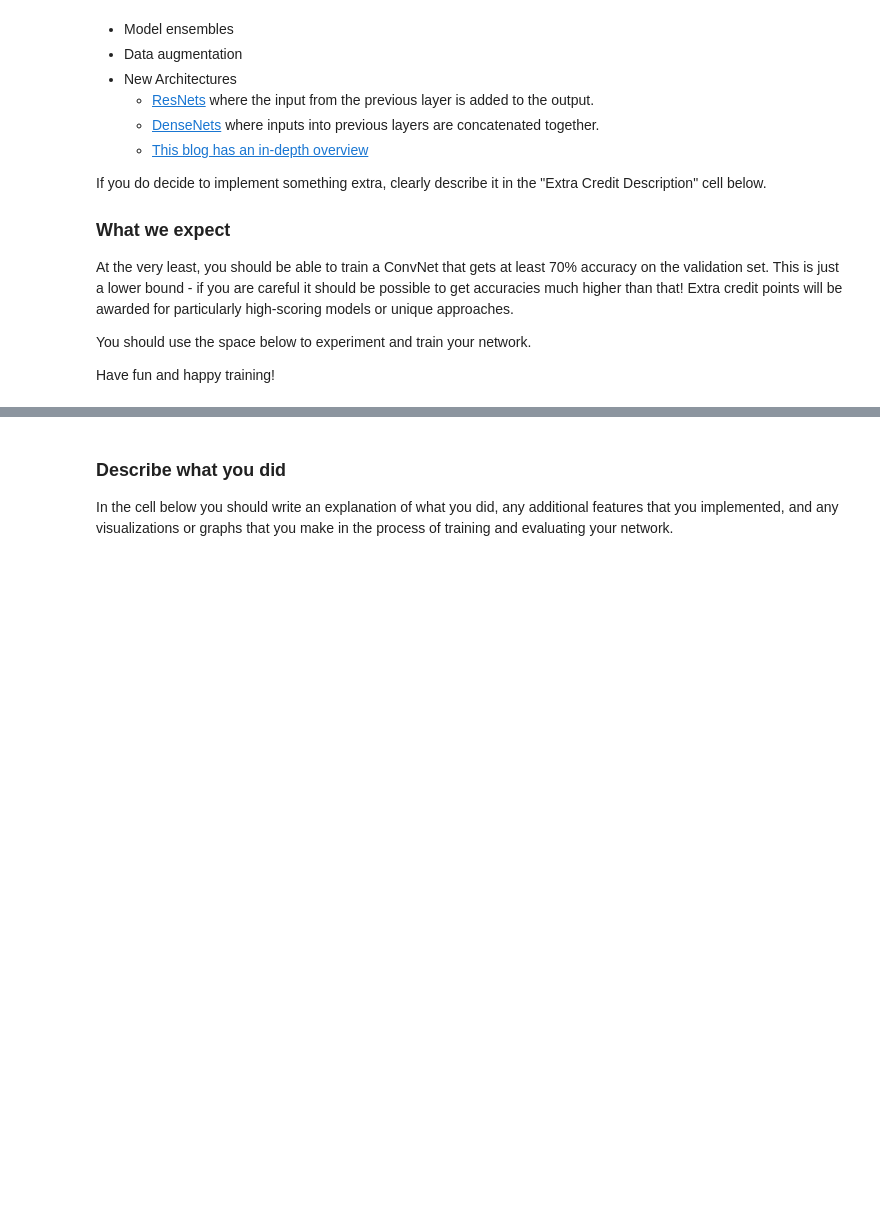
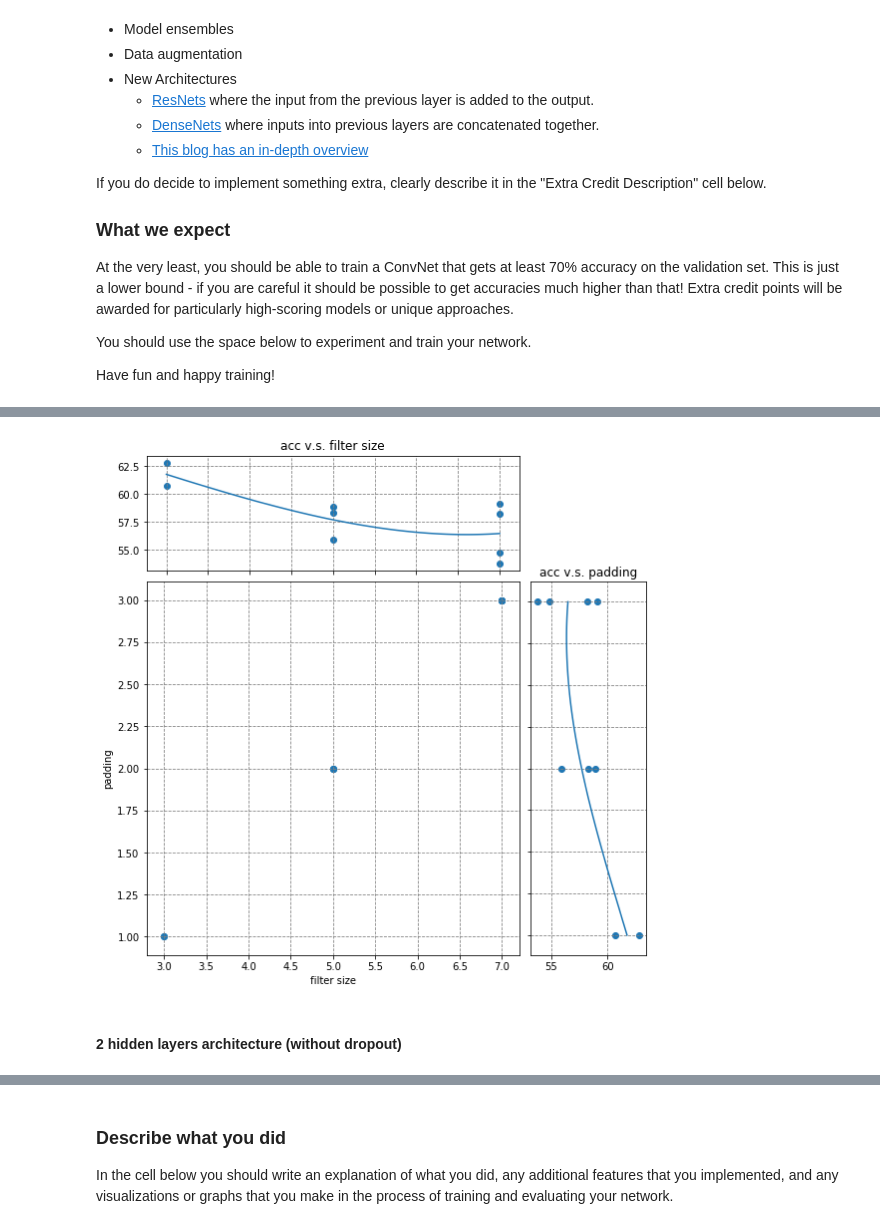
Before and after one commit to wei-ann-Github/Stanford_CS231n_CNN, a Jupyter notebook: assignment2/floydhub/PyTorch.ipynb, the cells around one changed output, grey strips where cells are left out. Cells and saved outputs as stored; diff of their text form; code cells hidden in the pictures; blank space fills up the shorter version.

Commit message:
completed pyTorch.ipynb

```diff
--- a/assignment2/floydhub/PyTorch.ipynb
+++ b/assignment2/floydhub/PyTorch.ipynb
@@ -313,0 +366,6 @@ check_accuracy(fixed_model_gpu, loader_val)
+# %%
+# 3rd epoch
+torch.cuda.random.manual_seed(12347)
+# fixed_model_gpu.apply(reset) # this line is commented to run the next epoch
+train(fixed_model_gpu, loss_fn, optimizer, num_epochs=1)
+check_accuracy(fixed_model_gpu, loader_val)
@@ -360,14 +429,22 @@ At the very least, you should be able to train a ConvNet that gets at least 70%
 You should use the space below to experiment and train your network.
 
 Have fun and happy training!
-# %%
-# Train your model here, and make sure the output of this cell is the accuracy of your best model on the
-# train, val, and test sets. Here's some code to get you started. The output of this cell should be the training
-# and validation accuracy on your best model (measured by validation accuracy).
-
-model = None
-loss_fn = None
-optimizer = None
-
-train(model, loss_fn, optimizer, num_epochs=1)
-check_accuracy(model, loader_val)
+# %%
+def check_accuracy2(model, loader):
+    if loader.dataset.train:
+        print('Checking accuracy on validation set')
+    else:
+        print('Checking accuracy on test set')
+    num_correct = 0
+    num_samples = 0
+    model.eval() # Put the model in test mode (the opposite of model.train(), essentially)
+    for x, y in loader:
+        x_var = Variable(x.type(gpu_dtype), volatile=True)
+
+        scores = model(x_var)
+        _, preds = scores.data.cpu().max(1)
+        num_correct += (preds == y).sum()
+        num_samples += preds.size(0)
+    acc = float(num_correct) / num_samples
+    print('Got %d / %d correct (%.2f)' % (num_correct, num_samples, 100 * acc))
+    return acc*100
@@ -373,0 +513,11 @@ check_accuracy(model, loader_val)
+# %%
+# plot graph of accuracy to determine best model.
+from vis_utils import *
+
+X, Y = zip(*accs)
+
+vis_accuracy(X, Y, title1='acc v.s. filter size', title2='acc v.s. padding', xlab='filter size', ylab='padding')
+# %% [output]
+[figure, added]
+# %% [markdown]
+#### 2 hidden layers architecture (without dropout)
```
Also changed, not shown: parts of 23 cells of this notebook, 2 other files.
